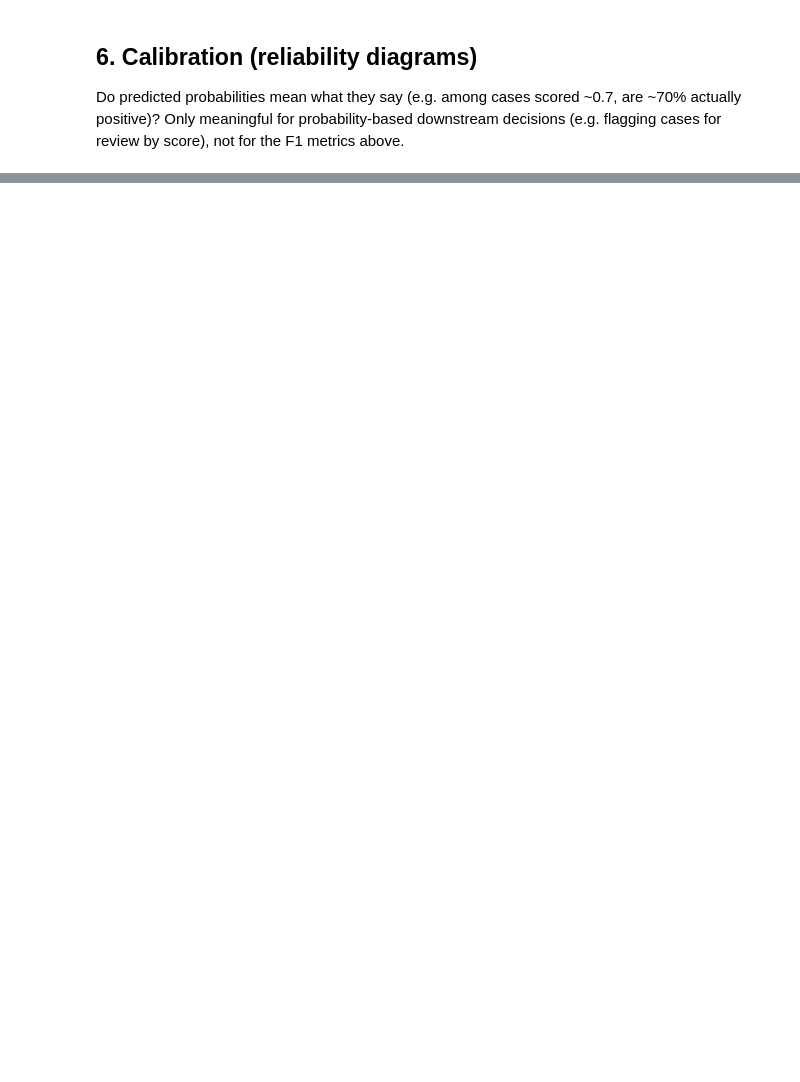
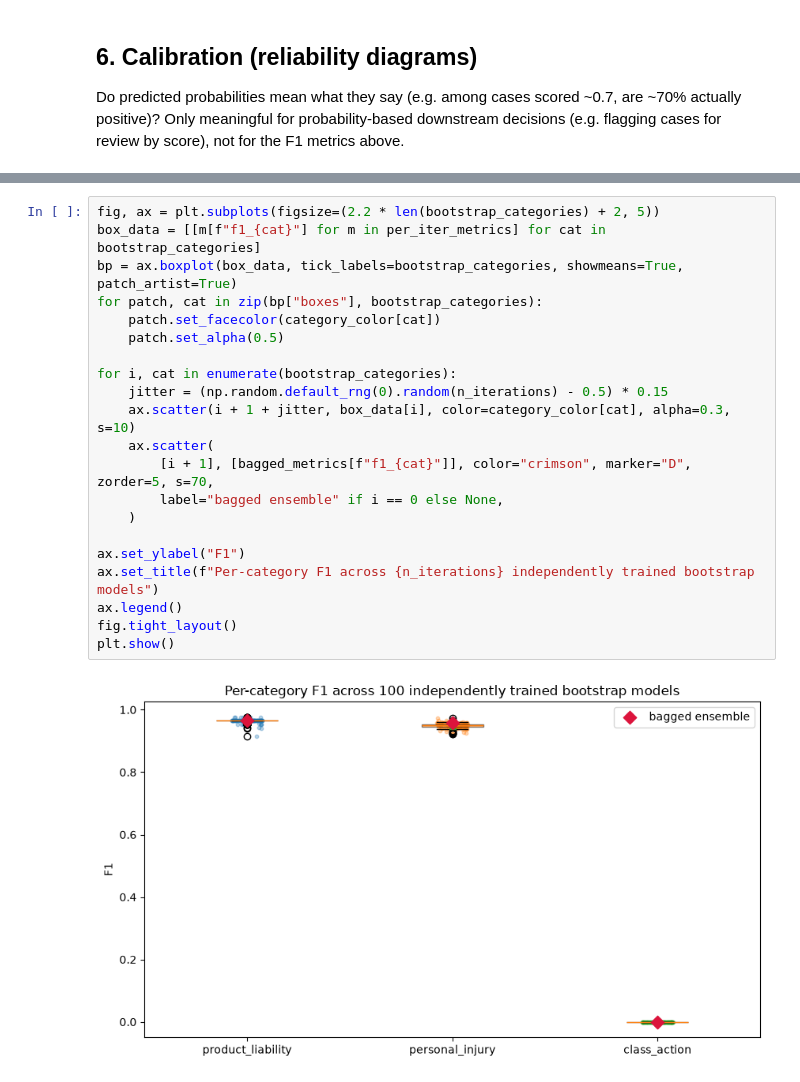
Before and after one commit to Justpoint-Research/lawsuit-parser, a Jupyter notebook: notebooks/classifier_comparison_diagnostics.ipynb, the cells around one changed output, grey strips where cells are left out. Cells and saved outputs as stored; diff of their text form; blank space fills up the shorter version.

```diff
--- a/notebooks/classifier_comparison_diagnostics.ipynb
+++ b/notebooks/classifier_comparison_diagnostics.ipynb
@@ -222,0 +356,23 @@ plt.show()
+# %%
+fig, ax = plt.subplots(figsize=(2.2 * len(bootstrap_categories) + 2, 5))
+box_data = [[m[f"f1_{cat}"] for m in per_iter_metrics] for cat in bootstrap_categories]
+bp = ax.boxplot(box_data, tick_labels=bootstrap_categories, showmeans=True, patch_artist=True)
+for patch, cat in zip(bp["boxes"], bootstrap_categories):
+    patch.set_facecolor(category_color[cat])
+    patch.set_alpha(0.5)
+
+for i, cat in enumerate(bootstrap_categories):
+    jitter = (np.random.default_rng(0).random(n_iterations) - 0.5) * 0.15
+    ax.scatter(i + 1 + jitter, box_data[i], color=category_color[cat], alpha=0.3, s=10)
+    ax.scatter(
+        [i + 1], [bagged_metrics[f"f1_{cat}"]], color="crimson", marker="D", zorder=5, s=70,
+        label="bagged ensemble" if i == 0 else None,
+    )
+
+ax.set_ylabel("F1")
+ax.set_title(f"Per-category F1 across {n_iterations} independently trained bootstrap models")
+ax.legend()
+fig.tight_layout()
+plt.show()
+# %% [output]
+[figure, added]
```
Also changed, not shown: parts of 20 cells of this notebook, 1 other file.
